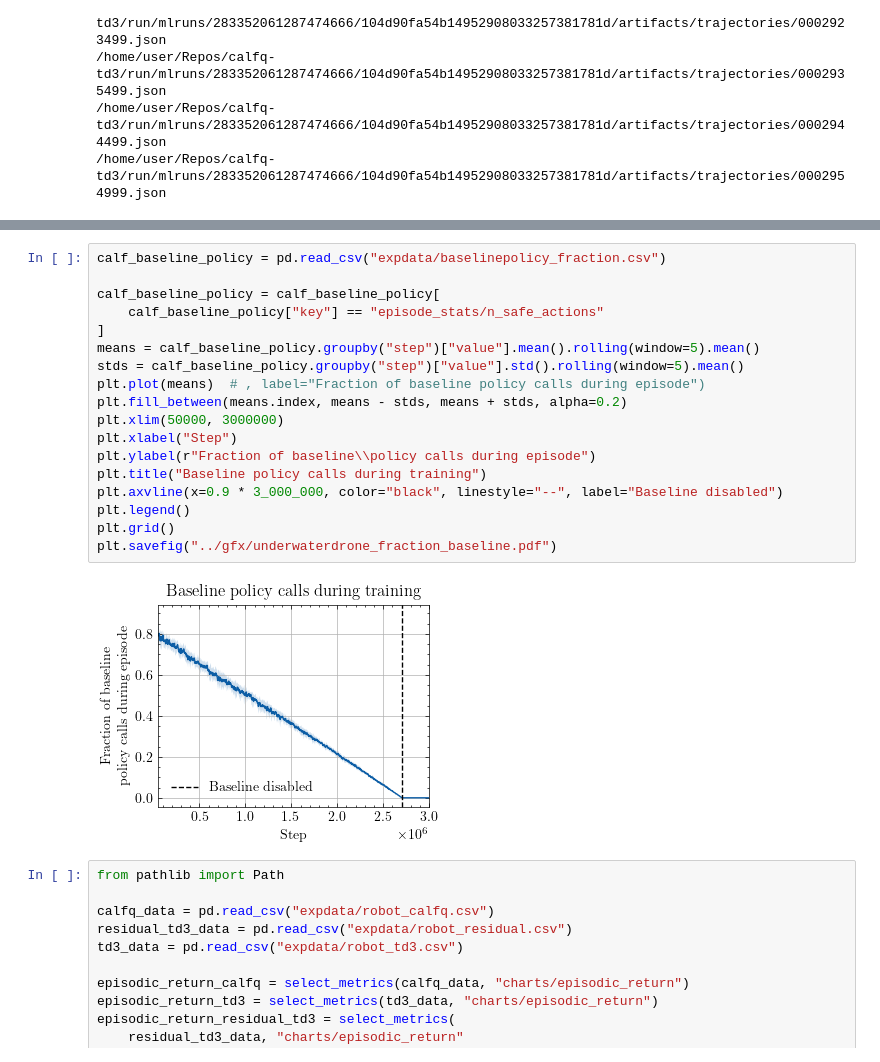
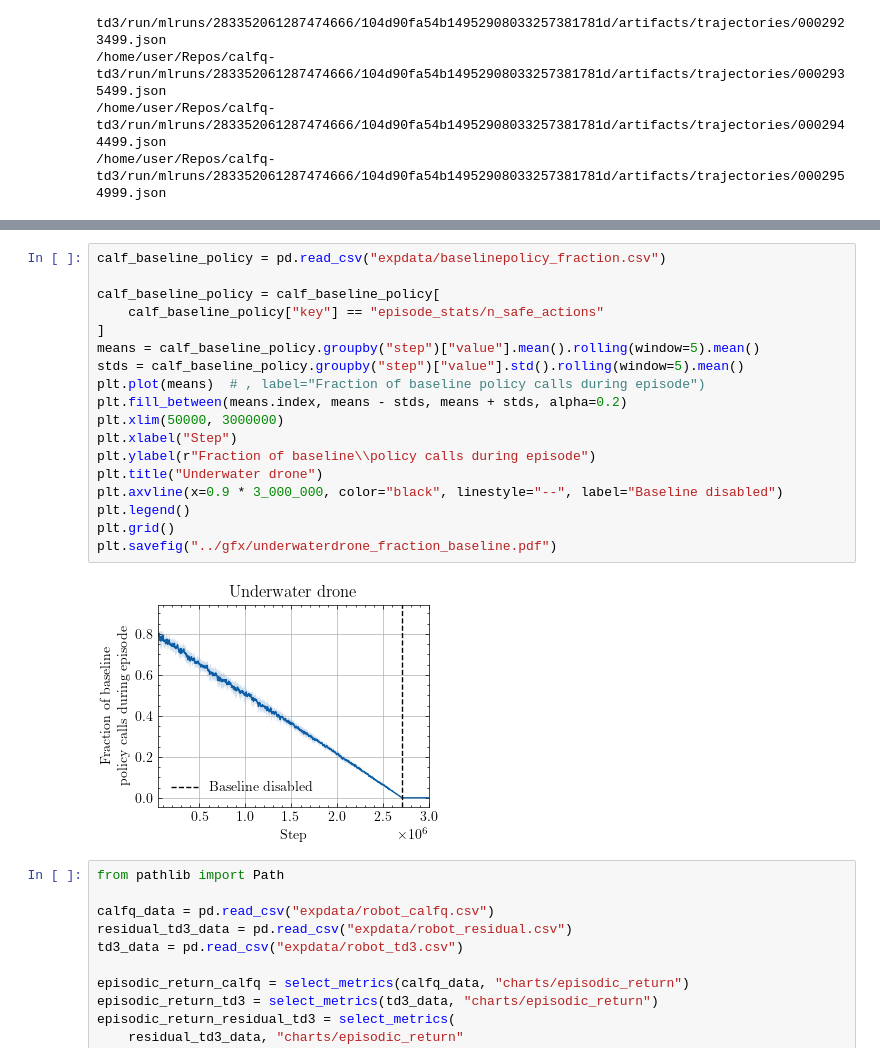
Before and after one commit to aidagroup/calf-enhance, a Jupyter notebook: run/analysis.ipynb, the cells around one changed output, grey strips where cells are left out. Saved outputs shown, nothing was run; the diff lists cells and outputs as text.

```diff
--- a/run/analysis.ipynb
+++ b/run/analysis.ipynb
@@ -343,23 +306,23 @@ plt.savefig("../gfx/under_water_drone_goal_reaching_rates.pdf")
 # %%
 calf_baseline_policy = pd.read_csv("expdata/baselinepolicy_fraction.csv")
 
 calf_baseline_policy = calf_baseline_policy[
     calf_baseline_policy["key"] == "episode_stats/n_safe_actions"
 ]
 means = calf_baseline_policy.groupby("step")["value"].mean().rolling(window=5).mean()
 stds = calf_baseline_policy.groupby("step")["value"].std().rolling(window=5).mean()
 plt.plot(means)  # , label="Fraction of baseline policy calls during episode")
 plt.fill_between(means.index, means - stds, means + stds, alpha=0.2)
 plt.xlim(50000, 3000000)
 plt.xlabel("Step")
 plt.ylabel(r"Fraction of baseline\\policy calls during episode")
-plt.title("Baseline policy calls during training")
+plt.title("Underwater drone")
 plt.axvline(x=0.9 * 3_000_000, color="black", linestyle="--", label="Baseline disabled")
 plt.legend()
 plt.grid()
 plt.savefig("../gfx/underwaterdrone_fraction_baseline.pdf")
 # %% [output]
-[figure, old version]
+[figure, new version]
 # %%
 from pathlib import Path
 
```
Also changed, not shown: parts of 10 cells of this notebook, 7 other files.
